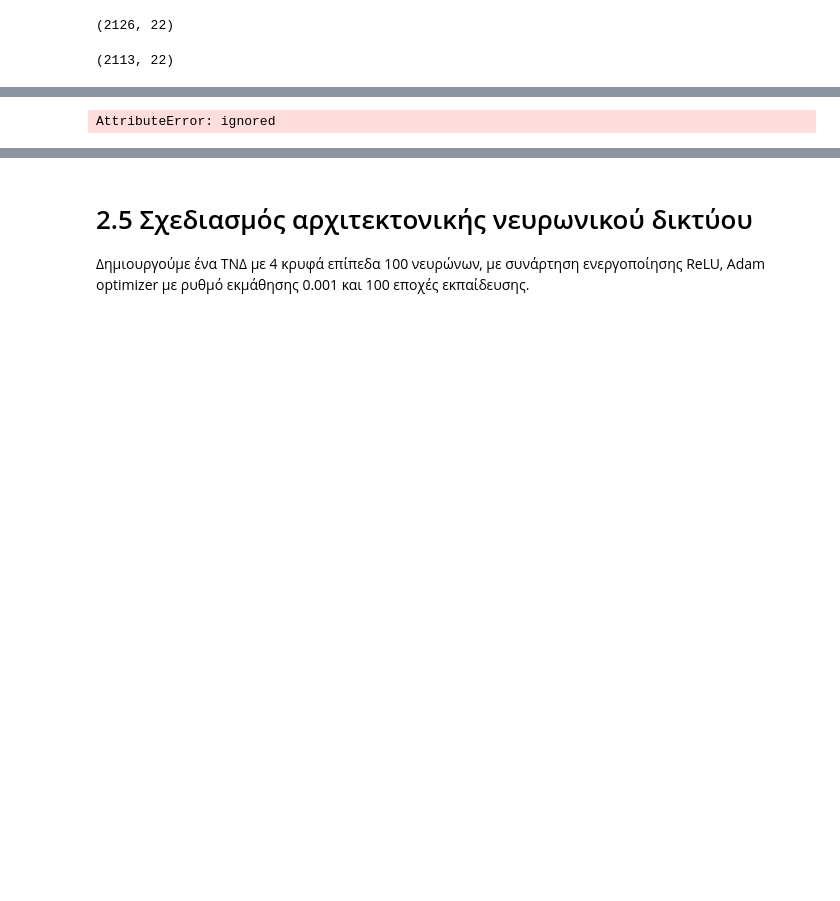
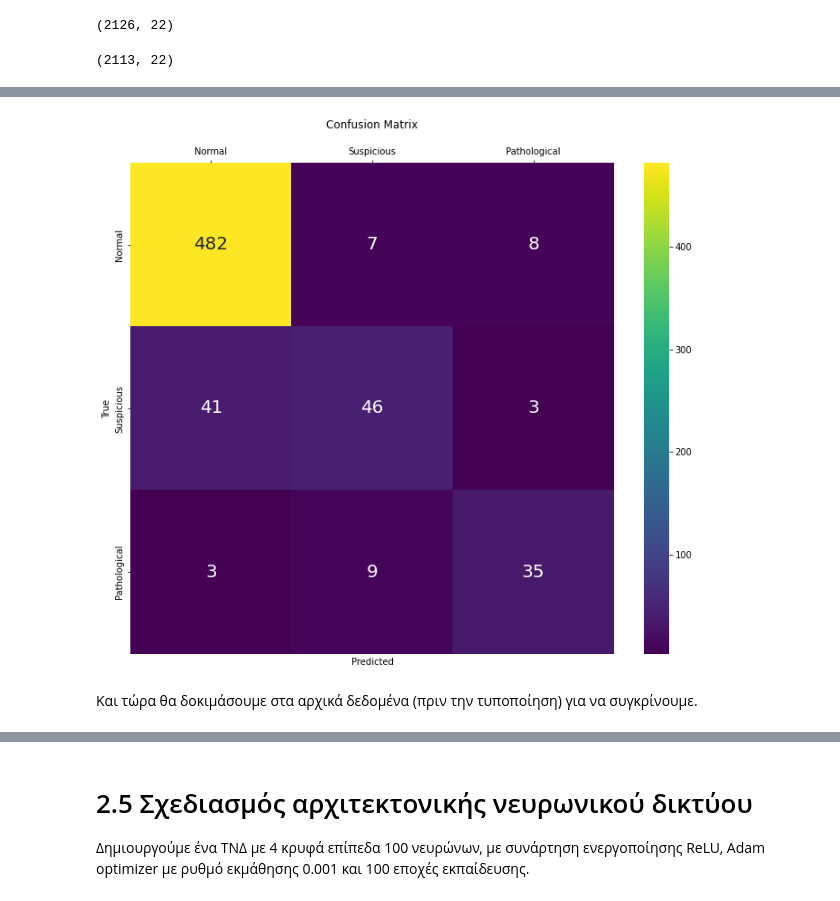
Before and after one commit to Maagnitude/fetal-health-models, a Jupyter notebook: fetal_health_models.ipynb, the cells around one changed output, grey strips where cells are left out. Drawn from its saved outputs; the diff is of its cells as text; code cells hidden in the pictures; blank space fills up the shorter version.

```diff
--- a/fetal_health_models.ipynb
+++ b/fetal_health_models.ipynb
@@ -296,15 +280,11 @@ def run_linear_sklearn(X_train, X_test, y_train, y_test):
 Τέλος, με την axis.tick_top() βάζουμε τα labels του άξονα x στην κορυφή του plot.
 # %%
 def heat_confmatrix (confmatrix):
-
-  if confmatrix.shape[0] == 4:
-    tf.imshow(confmatrix)
 
   labels = ['Normal', 'Suspicious', 'Pathological']
 
   # Giving the labels we made to the matrix
   conf_matr_plt = pd.DataFrame(confmatrix, index = labels, columns = labels)
-
 
   plt.subplots(figsize=(12, 10))
 
@@ -329,19 +312,0 @@ fitdf = df.copy()
-# %%
-# Split fitdf into X and y
-y = fitdf['fetal_health']
-X = fitdf.drop('fetal_health', axis=1)
-
-# Train-test split
-X_train, X_test, y_train, y_test = \
-train_test_split(X, y, train_size=0.7, random_state=42)
-
-# Training the model
-logistic_regression = linear_model.LogisticRegression()
-logistic_regression_mod = logistic_regression.fit(X_train, y_train)
-
-# Testing the model
-accuracy = round(logistic_regression_mod.score(X_test, y_test), 2)
-
-# Creating the confusion matrix
-y_pred = logistic_regression_mod.predict(X_test)
-confmatrix = confusion_matrix(y_test, y_pred)
@@ -458,7 +437,7 @@ Model's accuracy after scaling, merging and dupl_dropping: 91.3%
 # %%
 def run_linear_tf(X_train, X_test, y_train, y_test):
   model = tf.keras.Sequential([
-      tf.keras.layers.Dense(100, activation='softmax', input_shape=(X_train.shape[1],))
+      tf.keras.layers.Dense(3, activation='softmax', input_shape=(X_train.shape[1],))
   ])
 
   model.compile(
@@ -476,7 +455,7 @@ def run_linear_tf(X_train, X_test, y_train, y_test):
   y_pred = model.predict(X_test)
   pred_idx = np.argmax(y_pred, axis=1)
   true_idx = np.argmax(y_test_c, axis=1)
-  tf_confmatrix = tf.math.confusion_matrix(true_idx, pred_idx, num_classes=4)
+  tf_confmatrix = tf.math.confusion_matrix(true_idx, pred_idx, num_classes=3)
 
   return accuracy, tf_confmatrix
 # %%
@@ -533,4 +491,6 @@ tf.int32
 # %%
-heat_confmatrix(tf_confmatrix)
+heat_confmatrix(tf_confmatrix.numpy())
 # %% [output]
-AttributeError: ignored
+[figure, added]
+# %% [markdown]
+Και τώρα θα δοκιμάσουμε στα αρχικά δεδομένα (πριν την τυποποίηση) για να συγκρίνουμε.
```
Also changed, not shown: parts of 75 cells of this notebook.
